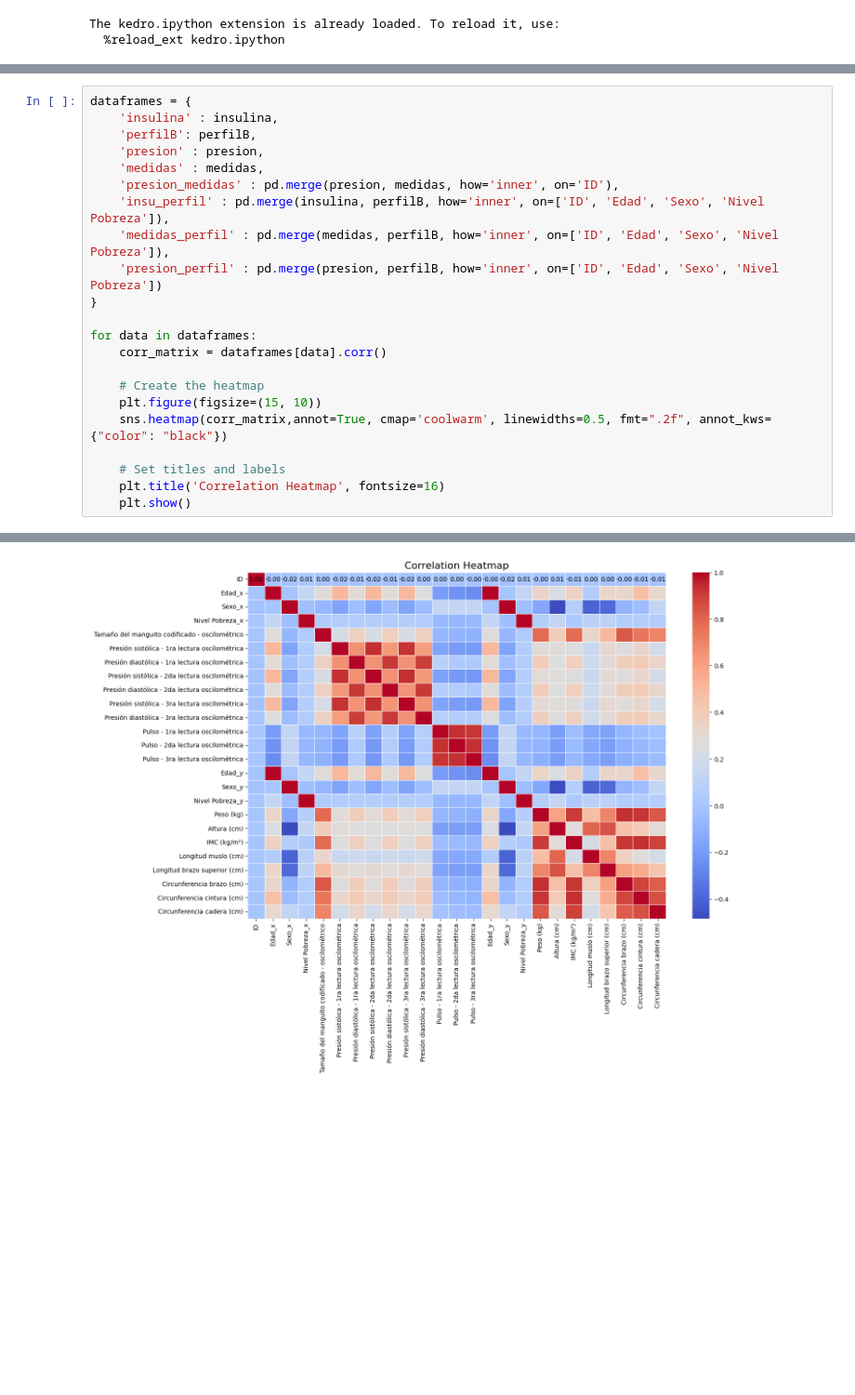
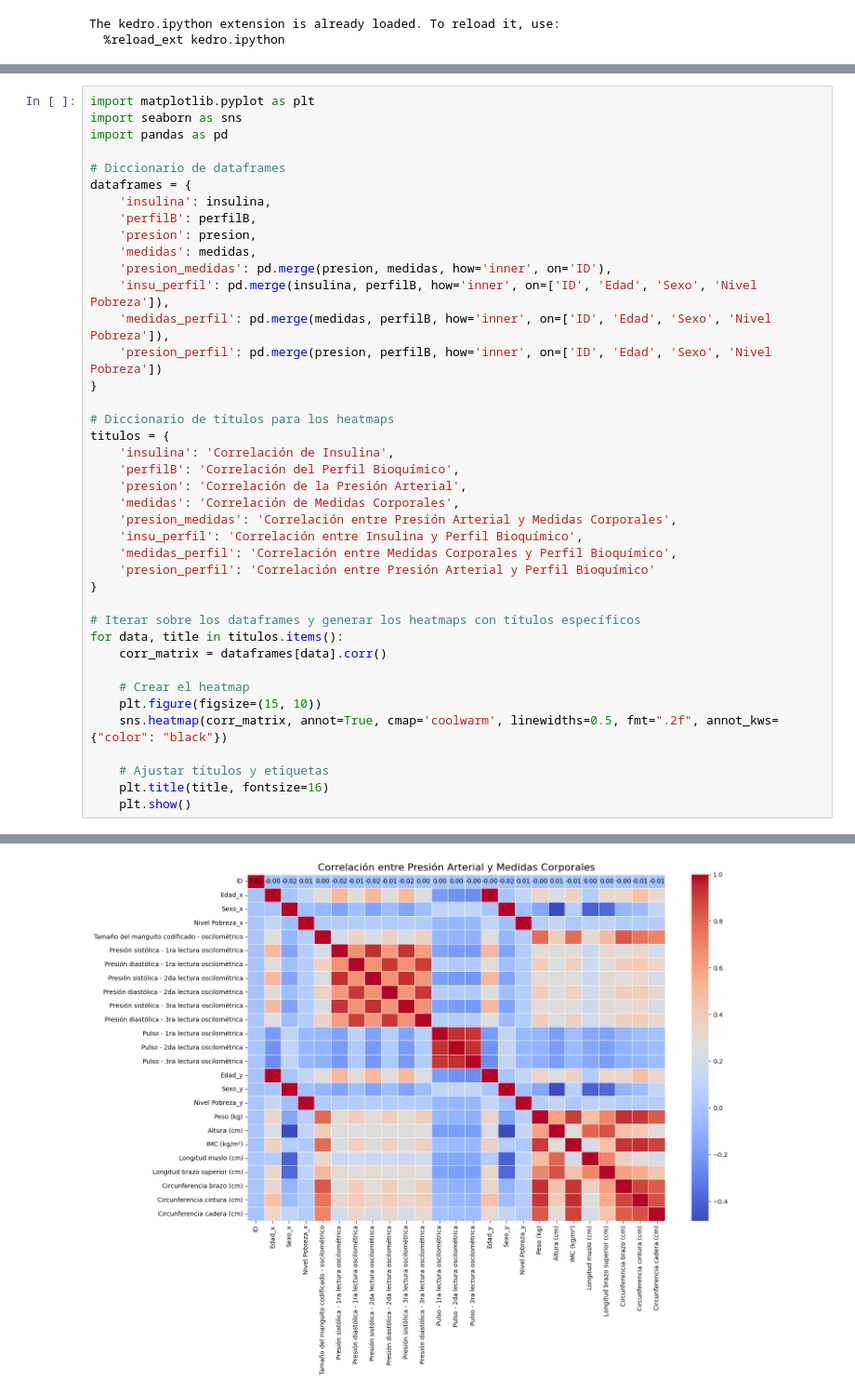
Before and after one commit to Manjanans/nhanes, a Jupyter notebook: notebooks/Correlaciones Limpias.ipynb, the cells around one changed output, grey strips where cells are left out. Shown at 93% size. Saved outputs shown, nothing was run; the diff lists cells and outputs as text; blank space fills up the shorter version.

```diff
--- a/notebooks/Correlaciones Limpias.ipynb
+++ b/notebooks/Correlaciones Limpias.ipynb
@@ -25,24 +25,42 @@ medidas = catalog.load("medidasCorporales_clean")
 # %%
+import matplotlib.pyplot as plt
+import seaborn as sns
+import pandas as pd
+
+# Diccionario de dataframes
 dataframes = {
-    'insulina' : insulina,
+    'insulina': insulina,
     'perfilB': perfilB,
-    'presion' : presion,
-    'medidas' : medidas,
-    'presion_medidas' : pd.merge(presion, medidas, how='inner', on='ID'),
-    'insu_perfil' : pd.merge(insulina, perfilB, how='inner', on=['ID', 'Edad', 'Sexo', 'Nivel Pobreza']),
-    'medidas_perfil' : pd.merge(medidas, perfilB, how='inner', on=['ID', 'Edad', 'Sexo', 'Nivel Pobreza']),
-    'presion_perfil' : pd.merge(presion, perfilB, how='inner', on=['ID', 'Edad', 'Sexo', 'Nivel Pobreza'])
+    'presion': presion,
+    'medidas': medidas,
+    'presion_medidas': pd.merge(presion, medidas, how='inner', on='ID'),
+    'insu_perfil': pd.merge(insulina, perfilB, how='inner', on=['ID', 'Edad', 'Sexo', 'Nivel Pobreza']),
+    'medidas_perfil': pd.merge(medidas, perfilB, how='inner', on=['ID', 'Edad', 'Sexo', 'Nivel Pobreza']),
+    'presion_perfil': pd.merge(presion, perfilB, how='inner', on=['ID', 'Edad', 'Sexo', 'Nivel Pobreza'])
 }
 
-for data in dataframes:
+# Diccionario de títulos para los heatmaps
+titulos = {
+    'insulina': 'Correlación de Insulina',
+    'perfilB': 'Correlación del Perfil Bioquímico',
+    'presion': 'Correlación de la Presión Arterial',
+    'medidas': 'Correlación de Medidas Corporales',
+    'presion_medidas': 'Correlación entre Presión Arterial y Medidas Corporales',
+    'insu_perfil': 'Correlación entre Insulina y Perfil Bioquímico',
+    'medidas_perfil': 'Correlación entre Medidas Corporales y Perfil Bioquímico',
+    'presion_perfil': 'Correlación entre Presión Arterial y Perfil Bioquímico'
+}
+
+# Iterar sobre los dataframes y generar los heatmaps con títulos específicos
+for data, title in titulos.items():
     corr_matrix = dataframes[data].corr()
 
-    # Create the heatmap
+    # Crear el heatmap
     plt.figure(figsize=(15, 10))
-    sns.heatmap(corr_matrix,annot=True, cmap='coolwarm', linewidths=0.5, fmt=".2f", annot_kws={"color": "black"})
+    sns.heatmap(corr_matrix, annot=True, cmap='coolwarm', linewidths=0.5, fmt=".2f", annot_kws={"color": "black"})
 
-    # Set titles and labels
-    plt.title('Correlation Heatmap', fontsize=16)
+    # Ajustar títulos y etiquetas
+    plt.title(title, fontsize=16)
     plt.show()
 # %% [output]
 [interactive output not drawn]
@@ -56,3 +74,3 @@ for data in dataframes:
 [interactive output not drawn]
-[figure, old version]
+[figure, new version]
 [interactive output not drawn]
```
Also changed, not shown: parts of 2 cells of this notebook, 27 other files.
